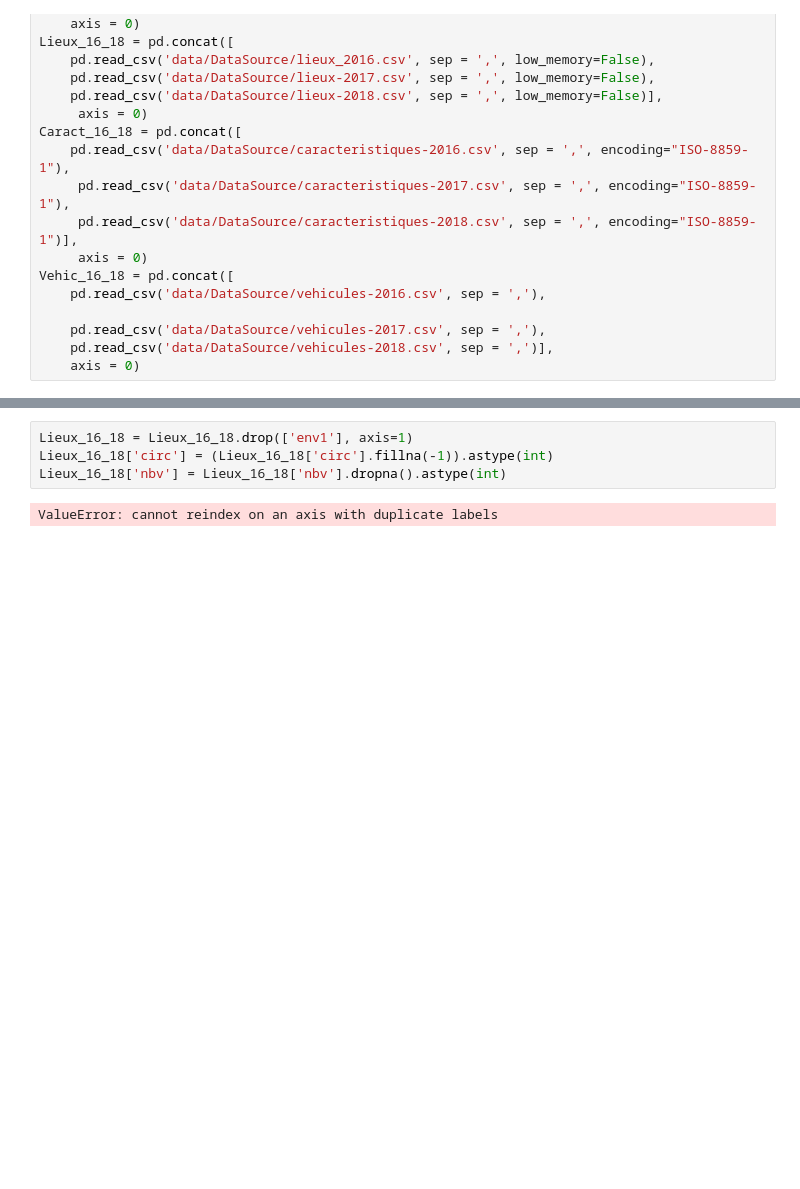
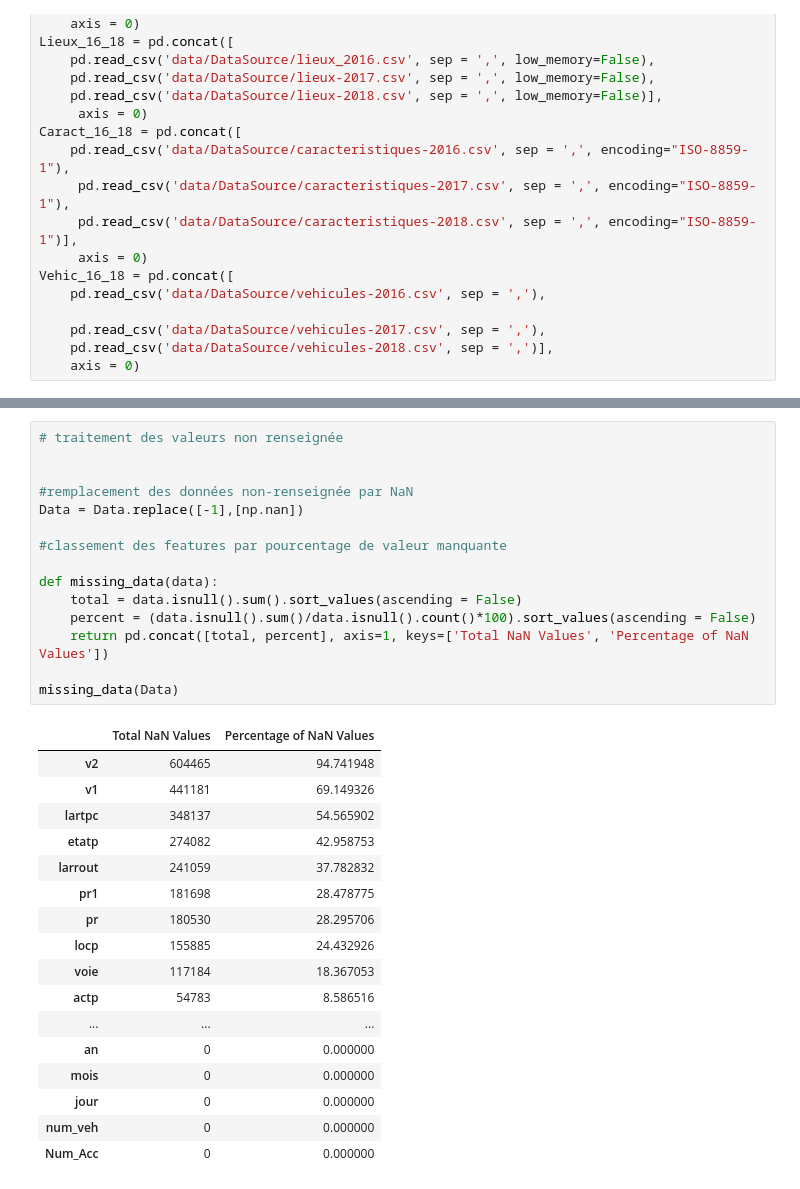
Before and after one commit to GuillaumeGrrd/Projet_Accident, a Jupyter notebook: ModelisationV2.ipynb, the cells around one changed output, grey strips where cells are left out. Saved outputs shown, nothing was run; the diff lists cells and outputs as text; blank space fills up the shorter version.

```diff
--- a/ModelisationV2.ipynb
+++ b/ModelisationV2.ipynb
@@ -62,6 +138,33 @@ Caract_16_20 = pd.concat([Caract_16_18, Caract_19_20], axis = 0)
-# %%
-Lieux_16_18 = Lieux_16_18.drop(['env1'], axis=1)
-Lieux_16_18['circ'] = (Lieux_16_18['circ'].fillna(-1)).astype(int)
-Lieux_16_18['nbv'] = Lieux_16_18['nbv'].dropna().astype(int)
-# %% [output]
-ValueError: cannot reindex on an axis with duplicate labels
+# %%
+# traitement des valeurs non renseignée
+
+
+#remplacement des données non-renseignée par NaN
+Data = Data.replace([-1],[np.nan])
+
+#classement des features par pourcentage de valeur manquante
+
+def missing_data(data):
+    total = data.isnull().sum().sort_values(ascending = False)
+    percent = (data.isnull().sum()/data.isnull().count()*100).sort_values(ascending = False)
+    return pd.concat([total, percent], axis=1, keys=['Total NaN Values', 'Percentage of NaN Values'])
+
+missing_data(Data)
+# %% [output]
+|  | Total NaN Values | Percentage of NaN Values |
+| v2 | 604465 | 94.741948 |
+| v1 | 441181 | 69.149326 |
+| lartpc | 348137 | 54.565902 |
+| etatp | 274082 | 42.958753 |
+| larrout | 241059 | 37.782832 |
+| pr1 | 181698 | 28.478775 |
+| pr | 180530 | 28.295706 |
+| locp | 155885 | 24.432926 |
+| voie | 117184 | 18.367053 |
+| actp | 54783 | 8.586516 |
+| ... | ... | ... |
+| an | 0 | 0.000000 |
+| mois | 0 | 0.000000 |
+| jour | 0 | 0.000000 |
+| num_veh | 0 | 0.000000 |
+| Num_Acc | 0 | 0.000000 |
```
Also changed, not shown: parts of 8 cells of this notebook, 3 other files.
